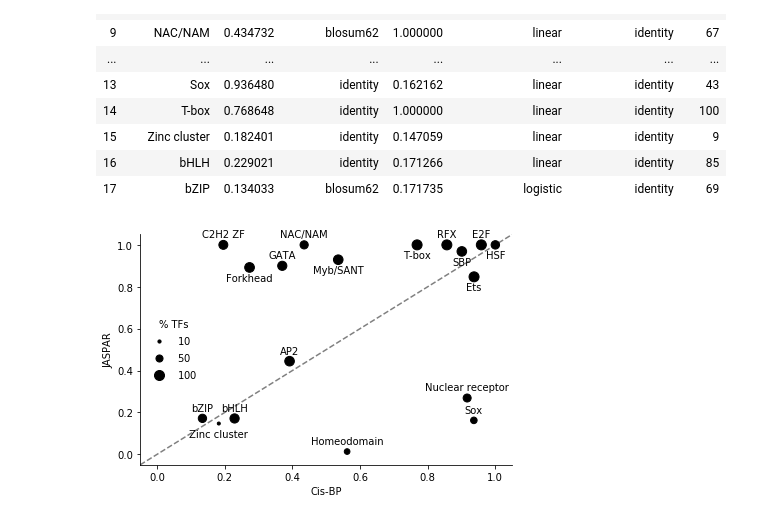
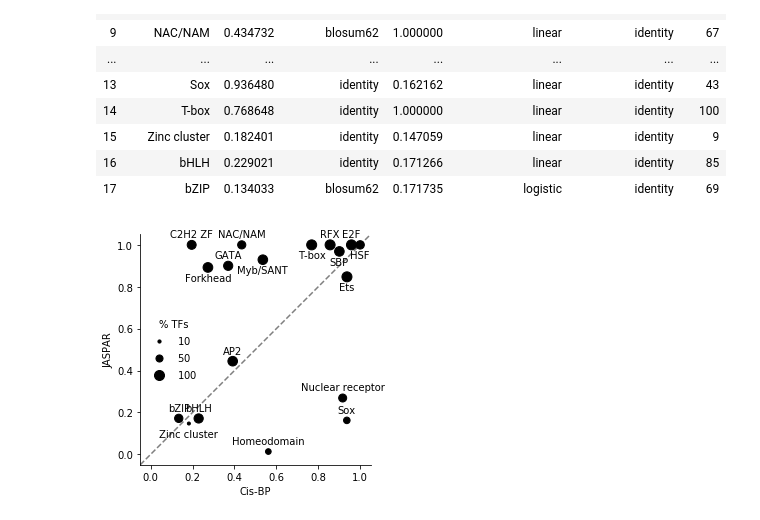
Before and after one commit to wassermanlab/JASPAR-inference-tool, a Jupyter notebook: figures/figures.ipynb, the cells around one changed output. Cells and saved outputs as stored; diff of their text form; code cells hidden in the pictures.

```diff
--- a/figures/figures.ipynb
+++ b/figures/figures.ipynb
@@ -113,35 +113,35 @@ ax.legend([handles[0], handles[4], handles[9]], [labels[0], labels[4], labels[9]
 
 # Add labels
 for i, DBD in enumerate(df["DBD"].to_list()):
     # Special cases
     extra_x = .0
     extra_y = .05
     #print(handles[i]._markersize)
     #break
     ha='center'
     va='center'
     if DBD in ["Ets", "Forkhead", "HSF", "Myb/SANT", "SBP", "T-box", "Zinc cluster"]:
         extra_y = -.05
     ax.annotate(DBD, (x[i]+extra_x, y[i]+extra_y), ha=ha, va=va)
 
 
 # Set x,y axis names
 plt.xlabel("Cis-BP")
 plt.ylabel("JASPAR")
 
 # Hide the right and top spines
 ax.spines['right'].set_visible(False)
 ax.spines['top'].set_visible(False)
 
 # Set plot limits between 0 and 1.05
 ax.set_xlim(-0.05, 1.05)
 ax.set_ylim(-0.05, 1.05)
 
 # Set aspect ratio
-#x0, x1 = ax.get_xlim()
-#y0, y1 = ax.get_ylim()
-#ax.set_aspect((x1 - x0) / (y1 - y0))
+x0, x1 = ax.get_xlim()
+y0, y1 = ax.get_ylim()
+ax.set_aspect((x1 - x0) / (y1 - y0))
 
-plt.show()
+fig.savefig("JASPAR2CisBP.pdf", dpi=300)
 # %% [output]
-[figure, old version]
+[figure, new version]
```
Also changed, not shown: 10 other files.
